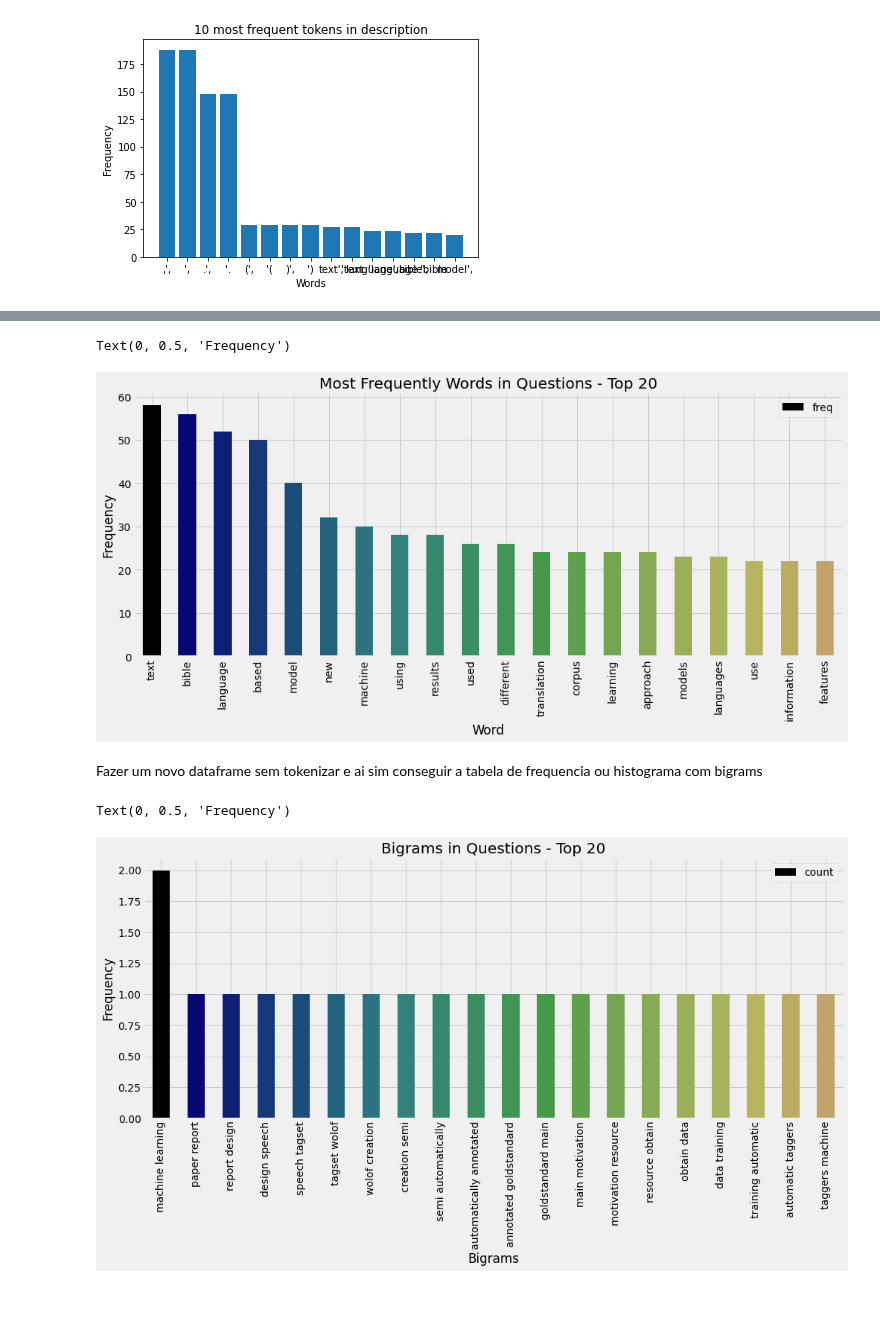
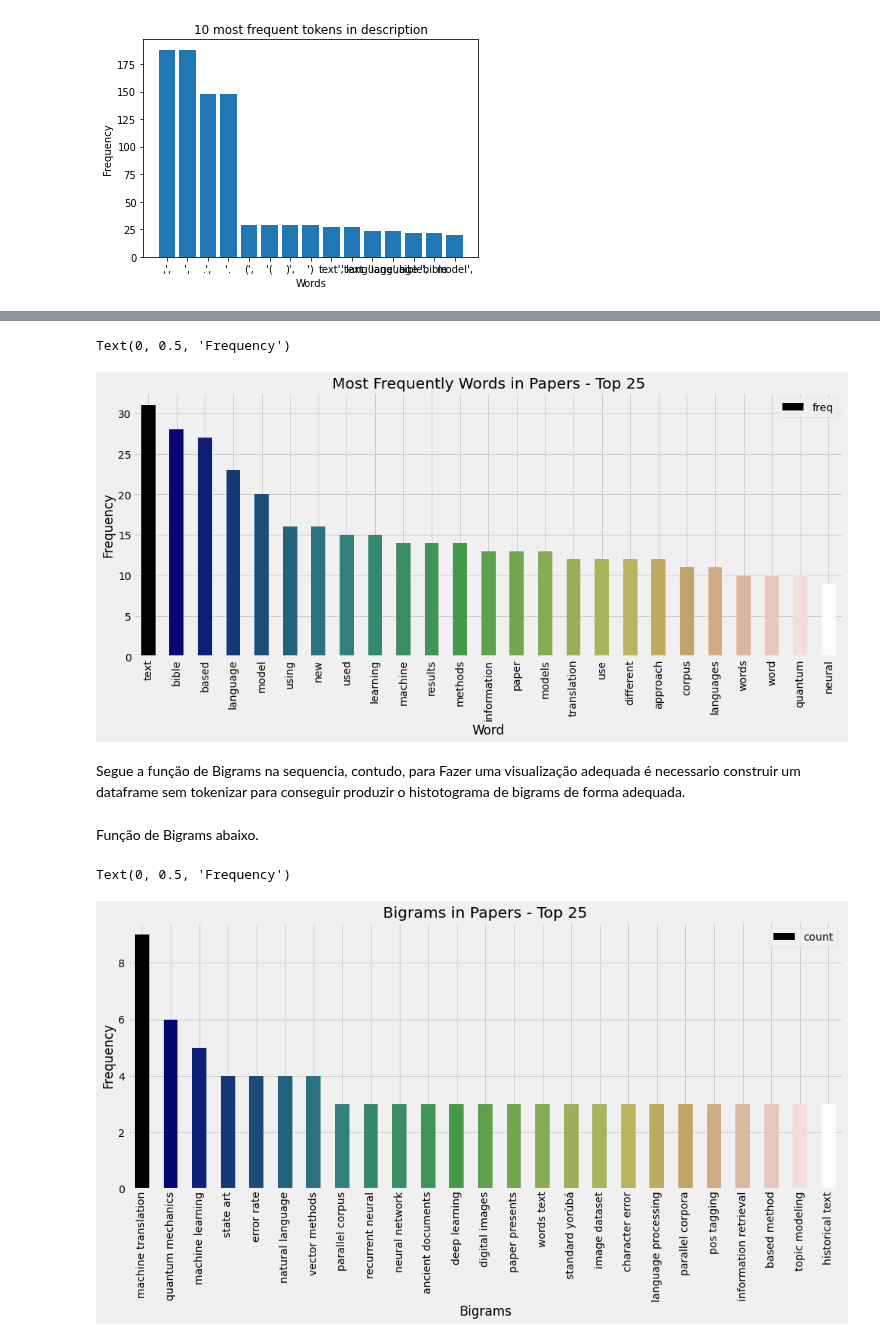
Before and after one commit to Bruno-cesar-dout/Versao_de_experimentos, a Jupyter notebook: Analise_de_frequencia_artigo_revisao.ipynb, the cells around one changed output, grey strips where cells are left out. Saved outputs shown, nothing was run; the diff lists cells and outputs as text; code cells hidden in the pictures; blank space fills up the shorter version.

```diff
--- a/Analise_de_frequencia_artigo_revisao.ipynb
+++ b/Analise_de_frequencia_artigo_revisao.ipynb
@@ -313,13 +274,13 @@ words_freq = sorted(words_freq, key = lambda x: x[1], reverse = True)
 frequency = pd.DataFrame(words_freq, columns=['word', 'freq'])
 plt.style.use('fivethirtyeight')
 color = plt.cm.gist_earth(np.linspace(0, 1, 25))
-frequency.head(20).plot(x='word', y='freq', kind='bar', figsize=(15, 6), color = color)
-plt.title("Most Frequently Words in Questions - Top 20")
+frequency.head(25).plot(x='word', y='freq', kind='bar', figsize=(15, 6), color = color)
+plt.title("Most Frequently Words in Papers - Top 25")
 plt.xlabel('Word')
 plt.ylabel('Frequency')
 # %% [output]
 Text(0, 0.5, 'Frequency')
-[figure, old version]
+[figure, new version]
 # %% [markdown]
-Fazer um novo dataframe sem tokenizar e ai sim conseguir a tabela de frequencia ou histograma com bigrams
+Segue a função de Bigrams na sequencia, contudo, para Fazer uma visualização adequada é necessario construir um dataframe sem tokenizar para conseguir produzir o histotograma de bigrams de forma adequada.
 # %%
@@ -328,5 +313,7 @@ data =np.array([["teste1","in this paper, we report on the design of a part-of-s
 # %%
-df = pd.DataFrame(data, index=range(100, 102),columns=['Titulo', 'Paper'])
+df = pd.DataFrame(data, index=range(100, 126),columns=['Titulo', 'Paper'])
+# %% [markdown]
+Função de Bigrams abaixo.
 # %%
 def get_top_n_bigram(df, n=None):
  vec = CountVectorizer(ngram_range=(2, 2), stop_words=text.ENGLISH_STOP_WORDS.union(["community","tribe"])).fit(df)
@@ -336,14 +323,14 @@ def get_top_n_bigram(df, n=None):
  words_freq =sorted(words_freq, key = lambda x: x[1], reverse=True)
  return words_freq[:n]
 # %%
- common_words = get_top_n_bigram(df['Paper'], 20)
+ common_words = get_top_n_bigram(df['Paper'], 25)
  df_b = pd.DataFrame(common_words, columns = ['bigrams' , 'count'])
  plt.style.use('fivethirtyeight')
  color = plt.cm.gist_earth(np.linspace(0, 1, 25))
  df_b.plot(x='bigrams', y='count', kind='bar', figsize=(15, 6), color = color)
- plt.title("Bigrams in Questions - Top 20")
+ plt.title("Bigrams in Papers - Top 25")
  plt.xlabel('Bigrams')
  plt.ylabel('Frequency')
 # %% [output]
 Text(0, 0.5, 'Frequency')
-[figure, old version]
+[figure, new version]
```
Also changed, not shown: parts of 17 cells of this notebook.
